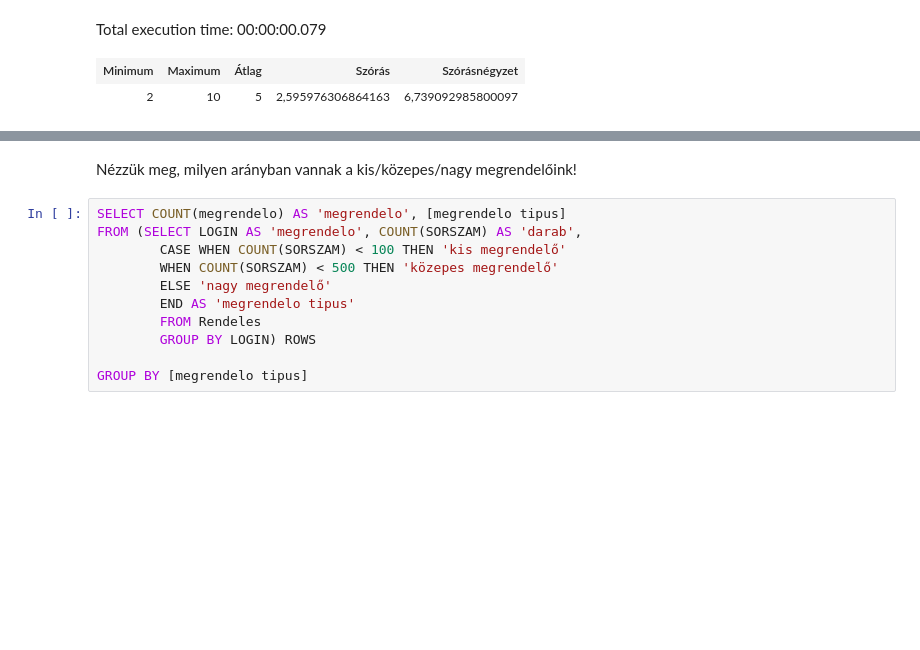
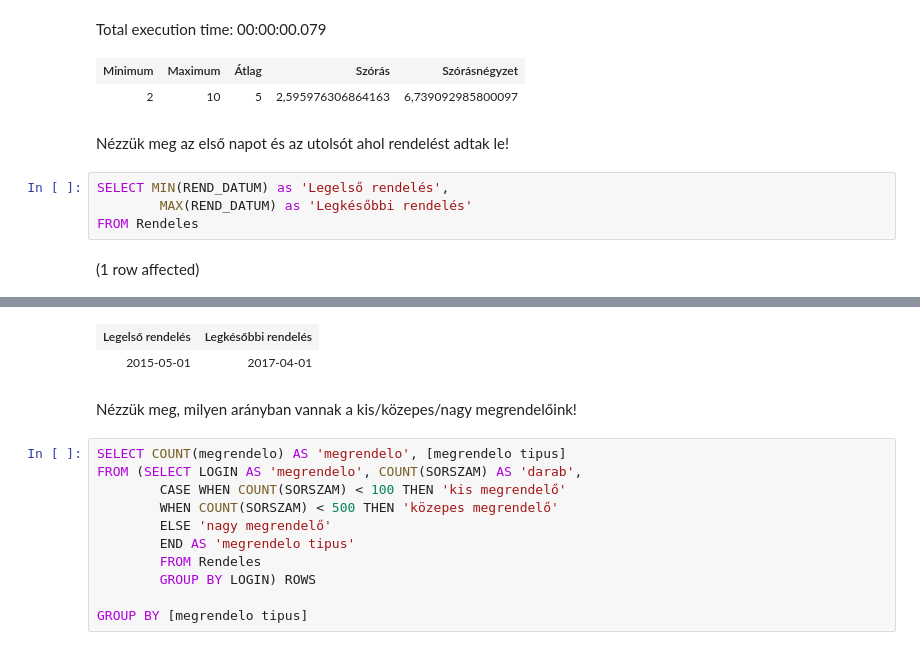
Before and after one commit to szosszi/adatbazis, a Jupyter notebook: hazi_feladat.ipynb, the cells around one changed output, grey strips where cells are left out. Saved outputs shown, nothing was run; the diff lists cells and outputs as text; blank space fills up the shorter version.

```diff
--- a/hazi_feladat.ipynb
+++ b/hazi_feladat.ipynb
@@ -114,3 +114,11 @@ WHERE rend_datum IS NOT NULL AND SZALL_DATUM IS NOT NULL
 Total execution time: 00:00:00.079
 | Minimum | Maximum | Átlag | Szórás | Szórásnégyzet |
 | 2 | 10 | 5 | 2,595976306864163 | 6,739092985800097 |
+# %% [markdown]
+Nézzük meg az első napot és az utolsót ahol rendelést adtak le!
+# %%
+SELECT MIN(REND_DATUM) as 'Legelső rendelés',
+        MAX(REND_DATUM) as 'Legkésőbbi rendelés'
+FROM Rendeles
+# %% [output]
+(1 row affected)
@@ -117,3 +126,5 @@ Total execution time: 00:00:00.079
+| Legelső rendelés | Legkésőbbi rendelés |
+| 2015-05-01 | 2017-04-01 |
 # %% [markdown]
 Nézzük meg, milyen arányban vannak a kis/közepes/nagy megrendelőink!
 # %%
```
Also changed, not shown: parts of 7 cells of this notebook.
